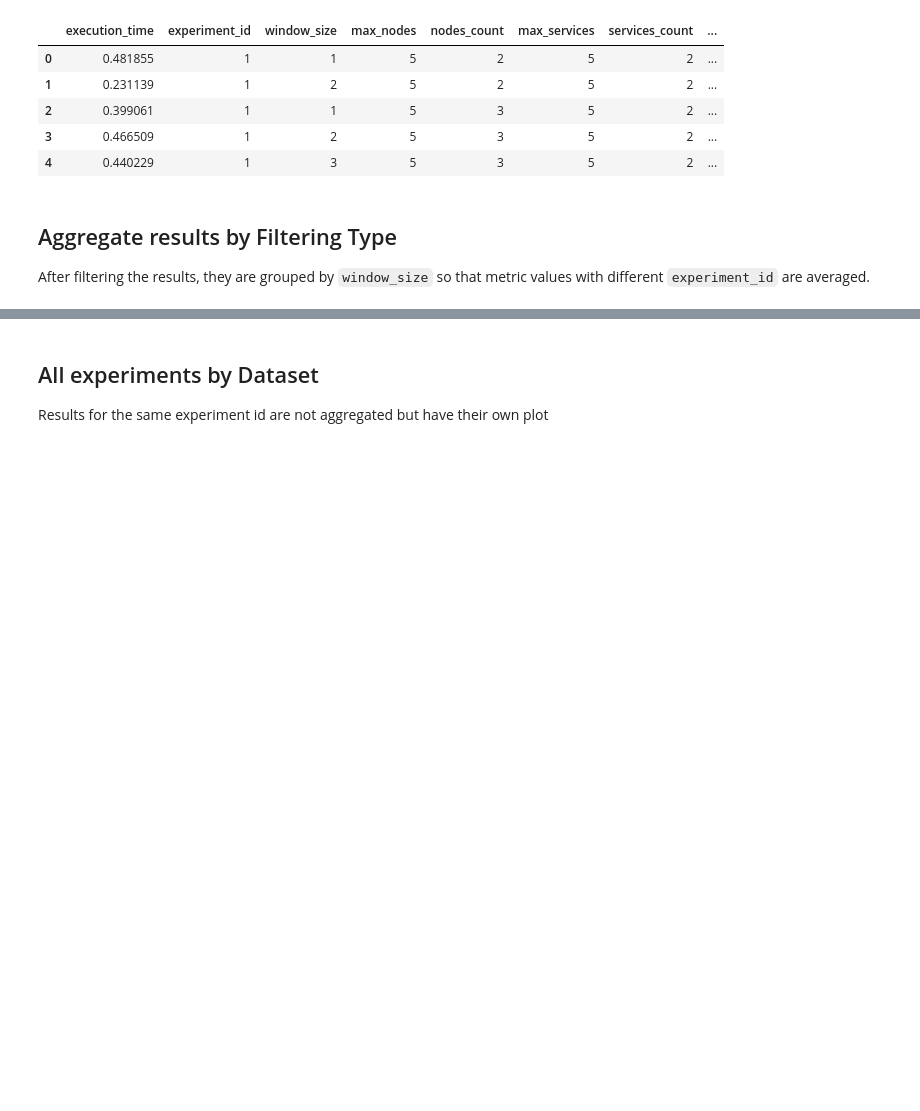
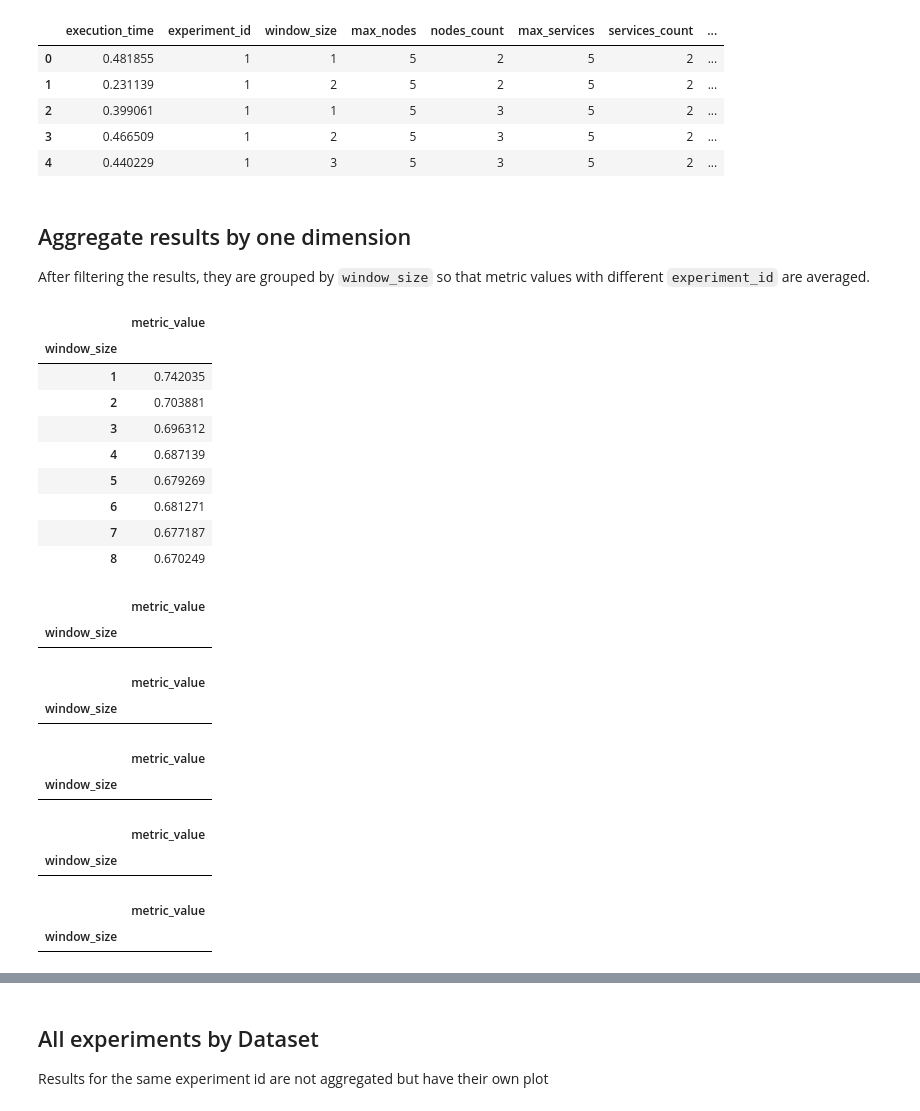
Before and after one commit to SESARLab/data-quality-simulator, a Jupyter notebook: notebooks/aggregate.ipynb, the cells around one changed output, grey strips where cells are left out. Saved outputs shown, nothing was run; the diff lists cells and outputs as text; code cells hidden in the pictures; blank space fills up the shorter version.

```diff
--- a/notebooks/aggregate.ipynb
+++ b/notebooks/aggregate.ipynb
@@ -22,7 +22,7 @@ results.head()
 | 3 | 0.466509 | 1 | 2 | 5 | 3 | 5 | 2 | ... |
 | 4 | 0.440229 | 1 | 3 | 5 | 3 | 5 | 2 | ... |
 # %% [markdown]
-## Aggregate results by Filtering Type
+## Aggregate results by one dimension
 
 After filtering the results, they are grouped by `window_size` so that metric values with different `experiment_id` are averaged.
 # %%
@@ -56,15 +64,35 @@ def apply_filters_to_dataset(df, filters):
     compound_condition = functools.reduce(operator.and_, map(lambda filter: filter(df), filters))
     return df[compound_condition]
 # %%
-# dataset_results = apply_filters_to_dataset(results, results_filters + [lambda df: df['filtering_type'] == dataset]) \
-agg_results_per_filtertype = {}
-for filter_type in filtering_types:
-    dataset_results = apply_filters_to_dataset(results, results_filters + [lambda df: df['filtering_type'] == filter_type]) \
+agg_results = {}
+for prop_value in prop_values:
+    filtered_results = apply_filters_to_dataset(results, results_filters + [lambda df: df[COMPARE_PROP] == prop_value]) \
         .groupby(['window_size'])[['metric_value']].mean() \
         .sort_values(by=['window_size', 'metric_value'])
 
-    display(dataset_results)
-    agg_results_per_filtertype[filter_type] = dataset_results
+    display(filtered_results)
+    agg_results[prop_value] = filtered_results
+# %% [output]
+|  | metric_value |
+| window_size |  |
+| 1 | 0.742035 |
+| 2 | 0.703881 |
+| 3 | 0.696312 |
+| 4 | 0.687139 |
+| 5 | 0.679269 |
+| 6 | 0.681271 |
+| 7 | 0.677187 |
+| 8 | 0.670249 |
+|  | metric_value |
+| window_size |  |
+|  | metric_value |
+| window_size |  |
+|  | metric_value |
+| window_size |  |
+|  | metric_value |
+| window_size |  |
+|  | metric_value |
+| window_size |  |
 # %%
 import matplotlib.pyplot as plt
 
```
Also changed, not shown: parts of 9 cells of this notebook, 3 other files.
